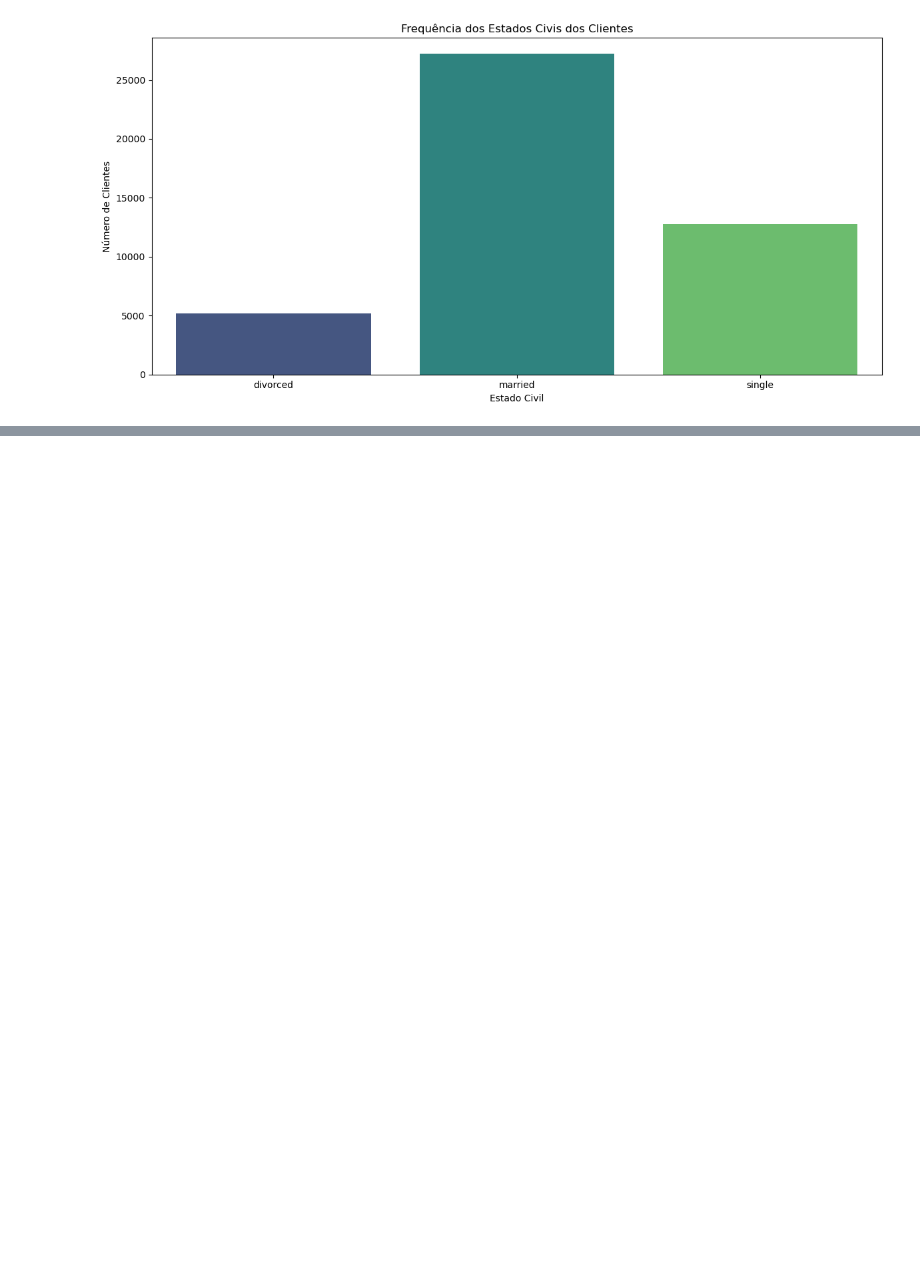
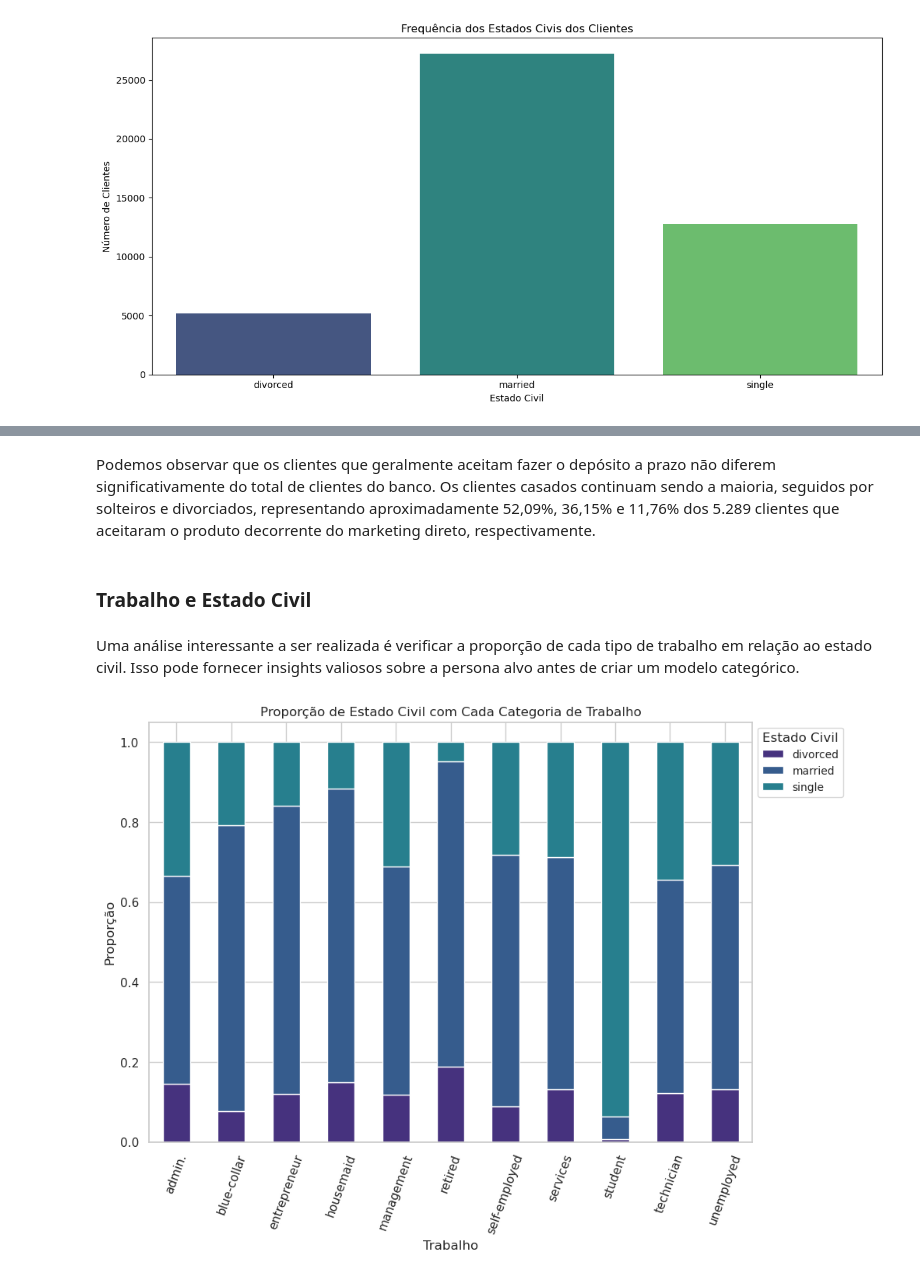
Before and after one commit to gabrieldadcarvalho/machine_learning, a Jupyter notebook: pjt_final/data_understanding.ipynb, the cells around one changed output, grey strips where cells are left out. Cells and saved outputs as stored; diff of their text form; code cells hidden in the pictures; blank space fills up the shorter version.

```diff
--- a/pjt_final/data_understanding.ipynb
+++ b/pjt_final/data_understanding.ipynb
@@ -321,0 +350,22 @@ plt.tight_layout()
+# %% [markdown]
+Podemos observar que os clientes que geralmente aceitam fazer o depósito a prazo não diferem significativamente do total de clientes do banco. Os clientes casados continuam sendo a maioria, seguidos por solteiros e divorciados, representando aproximadamente 52,09%, 36,15% e 11,76% dos 5.289 clientes que aceitaram o produto decorrente do marketing direto, respectivamente.
+# %% [markdown]
+### Trabalho e Estado Civil
+# %% [markdown]
+Uma análise interessante a ser realizada é verificar a proporção de cada tipo de trabalho em relação ao estado civil. Isso pode fornecer insights valiosos sobre a persona alvo antes de criar um modelo categórico.
+# %%
+#Criando uma tabela cruzada e
+job_marital_counts = pd.crosstab(X['job'], X['marital'])
+job_marital_counts_normalized = job_marital_counts.div(job_marital_counts.sum(axis=1), axis=0)
+
+# Plotar gráfico de mosaico
+sns.set_theme(style="whitegrid", palette='viridis')
+job_marital_counts_normalized.plot(kind='bar', stacked=True, figsize=(10, 7))
+plt.xlabel('Trabalho')
+plt.ylabel('Proporção')
+plt.title('Proporção de Estado Civil com Cada Categoria de Trabalho')
+plt.legend(title='Estado Civil', bbox_to_anchor=(1, 1), loc='upper left', fontsize='small')
+plt.xticks(rotation=70)
+plt.show()
+# %% [output]
+[figure, added]
```
Also changed, not shown: parts of 8 cells of this notebook.
